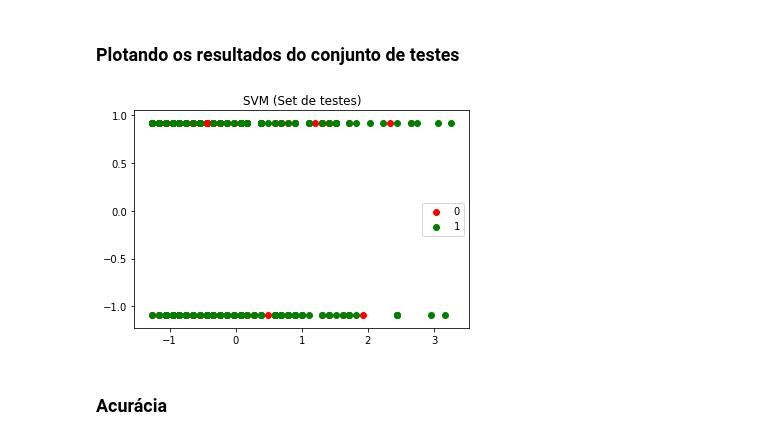
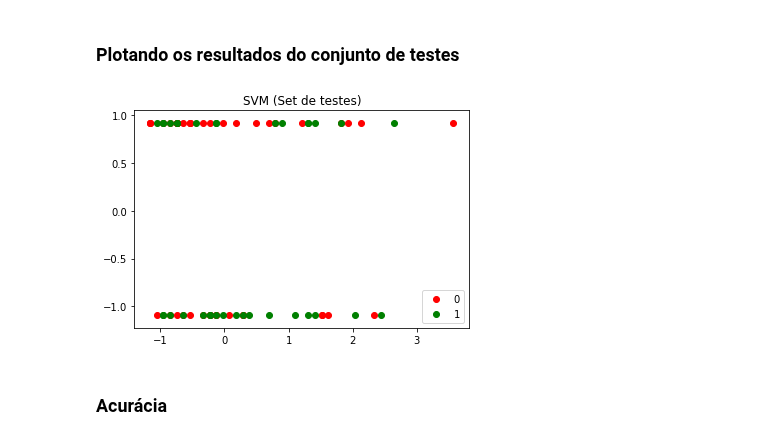
Before and after one commit to nathNath/provadeia, a Jupyter notebook: questaoum/questaoum.ipynb, the cells around one changed output. Saved outputs shown, nothing was run; the diff lists cells and outputs as text; code cells hidden in the pictures.

Commit message:
Correção no plot do gráfico de teste do SVM.

```diff
--- a/questaoum/questaoum.ipynb
+++ b/questaoum/questaoum.ipynb
@@ -607,18 +607,18 @@ plt.show()
 # %% [markdown]
 ### Plotando os resultados do conjunto de testes
 # %%
-X_set, y_set = X_train, y_train
+X_set, y_set = X_test, y_test
 
 for i, j in enumerate(np.unique(y_set)):
     plt.scatter(X_set[y_set == j, 0], X_set[y_set == j, 1],
                 c = ListedColormap(('red', 'green'))(i), label = j)
 plt.title('SVM (Set de testes)')
 plt.xlabel('')
 plt.ylabel('')
 plt.legend()
 plt.show()
 # %% [output]
-[figure, old version]
+[figure, new version]
 # %% [markdown]
 ### Acurácia
 # %%
```
Also changed, not shown: parts of 1 cell of this notebook.
